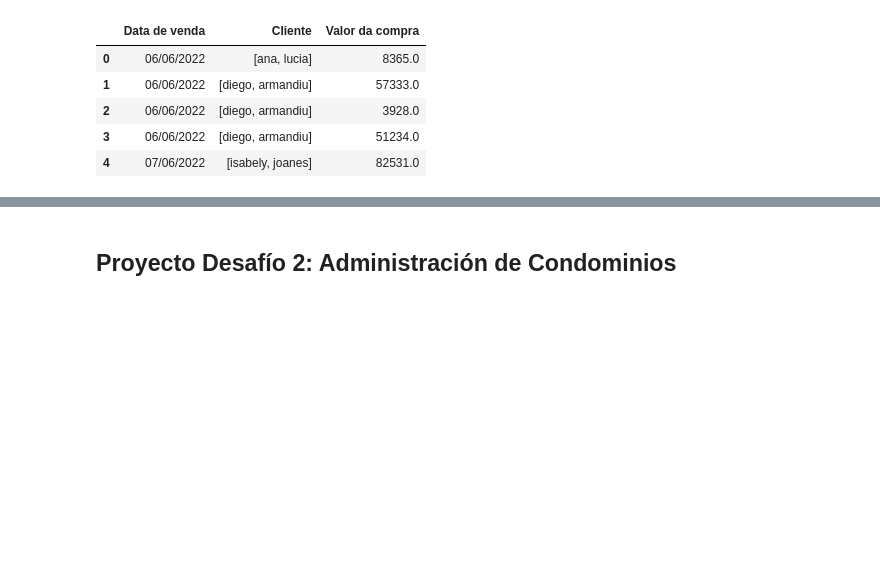
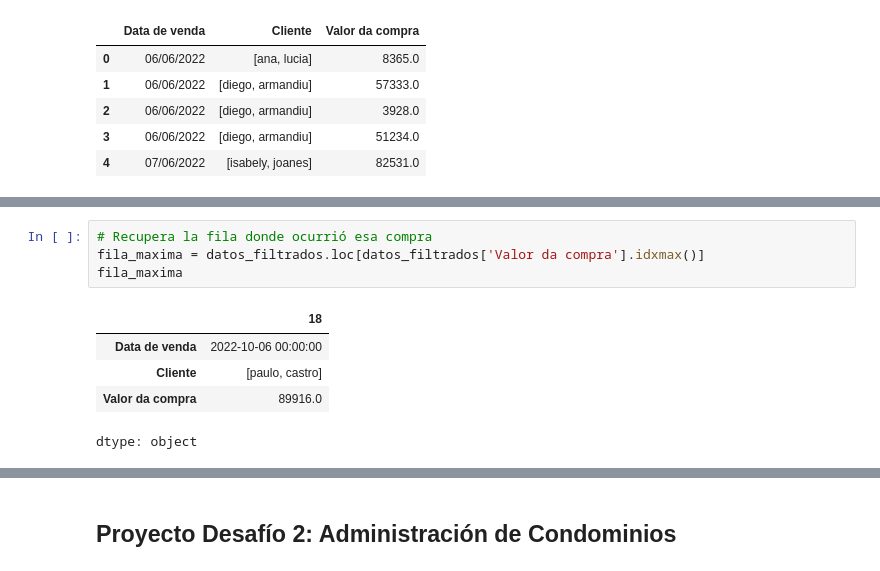
Before and after one commit to DanielRaiicHu/datos_panda_transformacion_manipulacion, a Jupyter notebook: datos_panda_transformacion_manipulacion.ipynb, the cells around one changed output, grey strips where cells are left out. Cells and saved outputs as stored; diff of their text form; blank space fills up the shorter version.

```diff
--- a/datos_panda_transformacion_manipulacion.ipynb
+++ b/datos_panda_transformacion_manipulacion.ipynb
@@ -828,0 +877,10 @@ datos_desafio_1.head(20)
+# %%
+# Recupera la fila donde ocurrió esa compra
+fila_maxima = datos_filtrados.loc[datos_filtrados['Valor da compra'].idxmax()]
+fila_maxima
+# %% [output]
+|  | 18 |
+| Data de venda | 2022-10-06 00:00:00 |
+| Cliente | [paulo, castro] |
+| Valor da compra | 89916.0 |
+dtype: object
```
Also changed, not shown: parts of 11 cells of this notebook.
